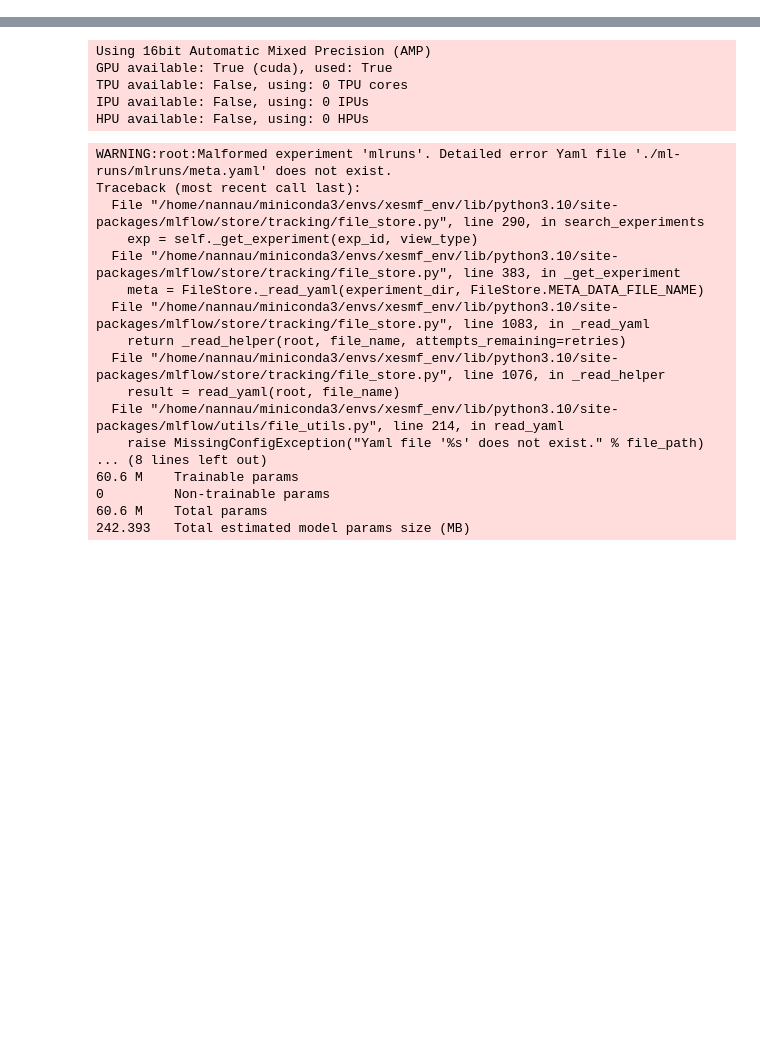
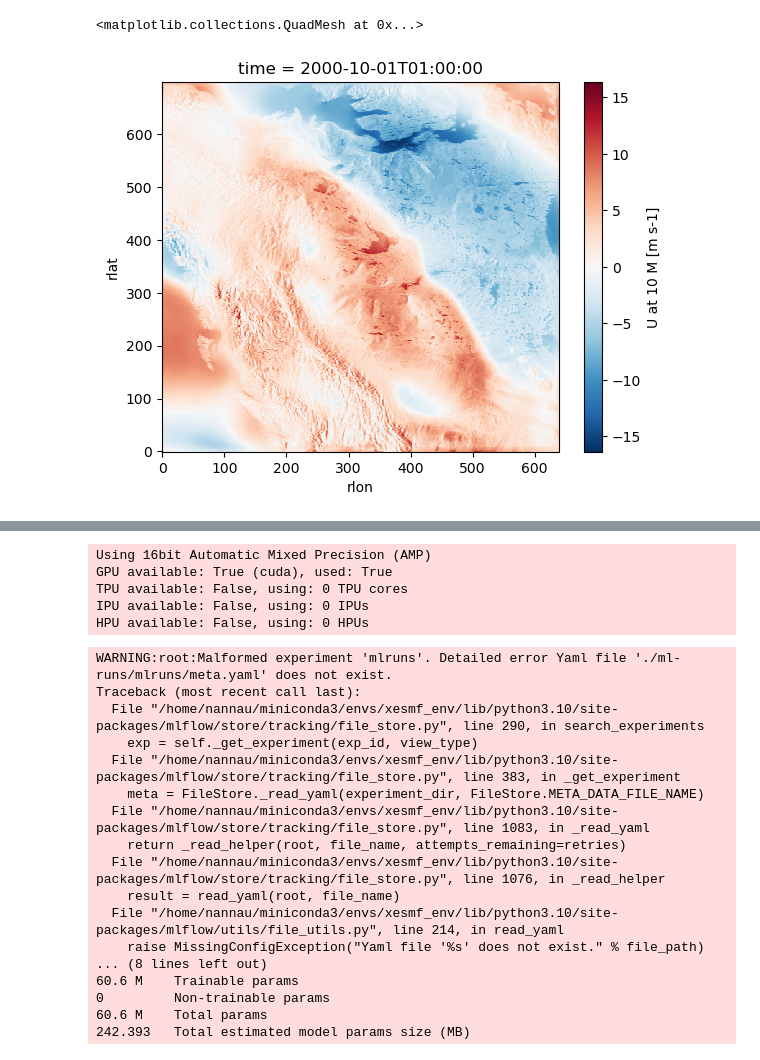
Before and after one commit to nannau/ClimatExML, a Jupyter notebook: notebooks/makeloader.ipynb, the cells around one changed output, grey strips where cells are left out. Drawn from its saved outputs; the diff is of its cells as text; code cells hidden in the pictures; blank space fills up the shorter version.

```diff
--- a/notebooks/makeloader.ipynb
+++ b/notebooks/makeloader.ipynb
@@ -11,0 +46,5 @@ torch.cuda.empty_cache()
+# %%
+grid.U10[1, ...].plot()
+# %% [output]
+<matplotlib.collections.QuadMesh at 0x...>
+[figure, added]
```
Also changed, not shown: parts of 30 cells of this notebook, 7 other files.
